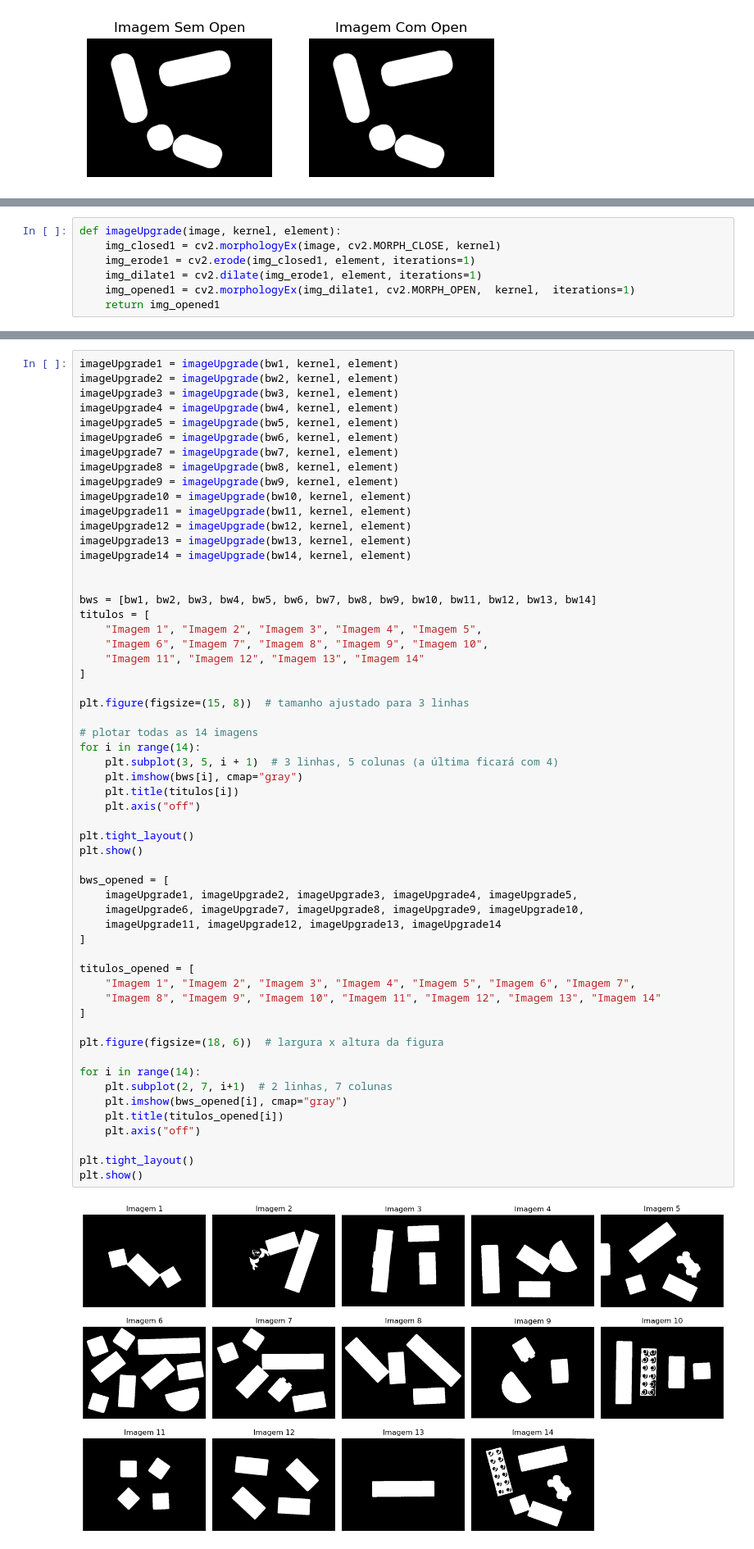
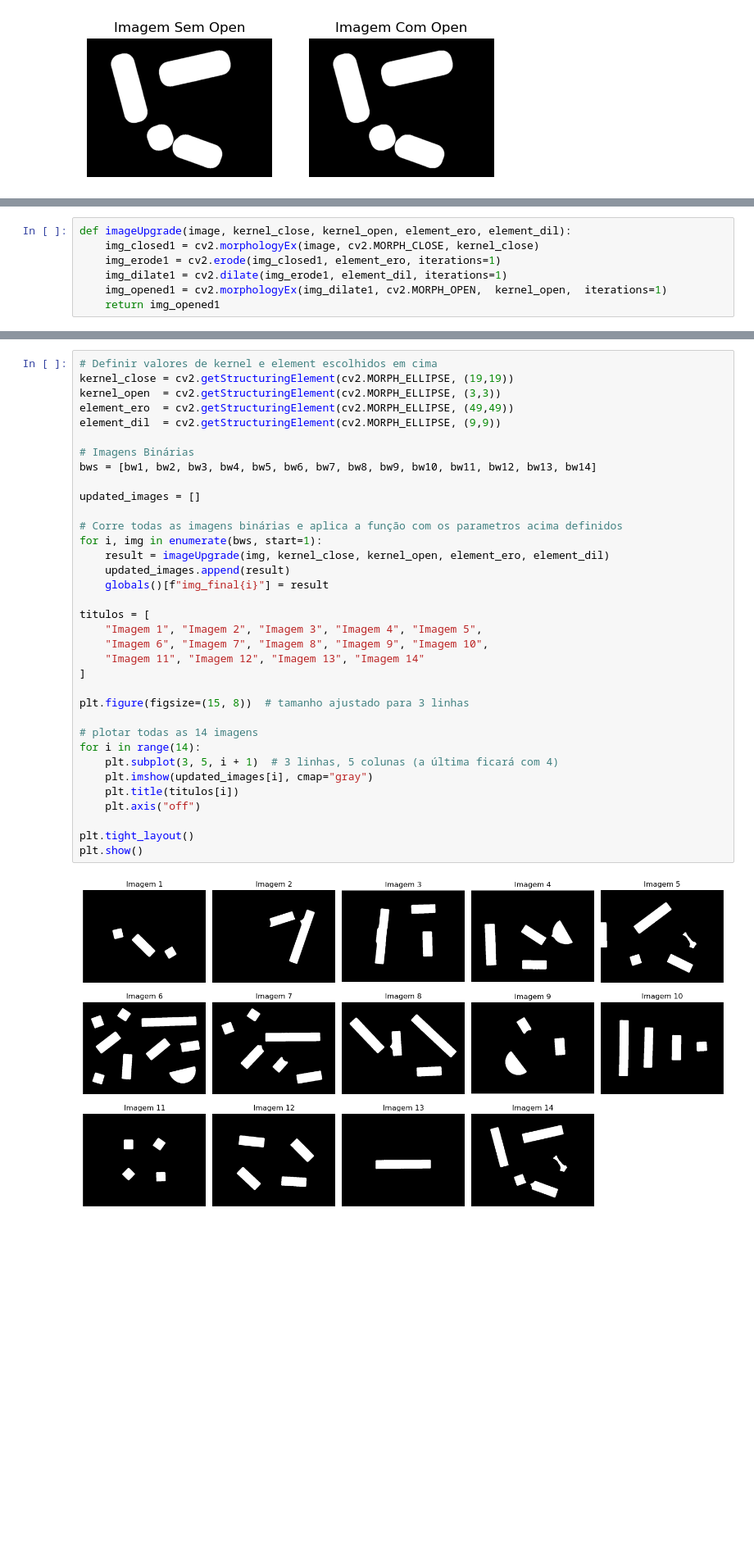
Before and after one commit to miguelac4/piv_tp1, a Jupyter notebook: src/trabalho_pratico1.ipynb, the cells around one changed output, grey strips where cells are left out. Shown at 82% size. Saved outputs shown, nothing was run; the diff lists cells and outputs as text; blank space fills up the shorter version.

```diff
--- a/src/trabalho_pratico1.ipynb
+++ b/src/trabalho_pratico1.ipynb
@@ -551,8 +551 @@ Criei uma função com os default achados nos testes acima para facilitar na vis
-# %%
-def imageUpgrade(image, kernel, element):
-    img_closed1 = cv2.morphologyEx(image, cv2.MORPH_CLOSE, kernel)
-    img_erode1 = cv2.erode(img_closed1, element, iterations=1)
-    img_dilate1 = cv2.dilate(img_erode1, element, iterations=1)
-    img_opened1 = cv2.morphologyEx(img_dilate1, cv2.MORPH_OPEN,  kernel,  iterations=1)
-    return img_opened1
 # %% [markdown]
@@ -712,0 +711,7 @@ Depois de alguns testes, estes foram os melhores valores obtidos:
+# %%
+def imageUpgrade(image, kernel_close, kernel_open, element_ero, element_dil):
+    img_closed1 = cv2.morphologyEx(image, cv2.MORPH_CLOSE, kernel_close)
+    img_erode1 = cv2.erode(img_closed1, element_ero, iterations=1)
+    img_dilate1 = cv2.dilate(img_erode1, element_dil, iterations=1)
+    img_opened1 = cv2.morphologyEx(img_dilate1, cv2.MORPH_OPEN,  kernel_open,  iterations=1)
+    return img_opened1
@@ -734,59 +743,37 @@ plt.show()
 # %%
-imageUpgrade1 = imageUpgrade(bw1, kernel, element)
-imageUpgrade2 = imageUpgrade(bw2, kernel, element)
-imageUpgrade3 = imageUpgrade(bw3, kernel, element)
-imageUpgrade4 = imageUpgrade(bw4, kernel, element)
-imageUpgrade5 = imageUpgrade(bw5, kernel, element)
-imageUpgrade6 = imageUpgrade(bw6, kernel, element)
-imageUpgrade7 = imageUpgrade(bw7, kernel, element)
-imageUpgrade8 = imageUpgrade(bw8, kernel, element)
-imageUpgrade9 = imageUpgrade(bw9, kernel, element)
-imageUpgrade10 = imageUpgrade(bw10, kernel, element)
-imageUpgrade11 = imageUpgrade(bw11, kernel, element)
-imageUpgrade12 = imageUpgrade(bw12, kernel, element)
-imageUpgrade13 = imageUpgrade(bw13, kernel, element)
-imageUpgrade14 = imageUpgrade(bw14, kernel, element)
+# Definir valores de kernel e element escolhidos em cima
+kernel_close = cv2.getStructuringElement(cv2.MORPH_ELLIPSE, (19,19))
+kernel_open  = cv2.getStructuringElement(cv2.MORPH_ELLIPSE, (3,3))
+element_ero  = cv2.getStructuringElement(cv2.MORPH_ELLIPSE, (49,49))
+element_dil  = cv2.getStructuringElement(cv2.MORPH_ELLIPSE, (9,9))
 
+# Imagens Binárias
+bws = [bw1, bw2, bw3, bw4, bw5, bw6, bw7, bw8, bw9, bw10, bw11, bw12, bw13, bw14]
 
-bws = [bw1, bw2, bw3, bw4, bw5, bw6, bw7, bw8, bw9, bw10, bw11, bw12, bw13, bw14]
+updated_images = []
+
+# Corre todas as imagens binárias e aplica a função com os parametros acima definidos
+for i, img in enumerate(bws, start=1):
+    result = imageUpgrade(img, kernel_close, kernel_open, element_ero, element_dil)
+    updated_images.append(result)
+    globals()[f"img_final{i}"] = result
+
 titulos = [
     "Imagem 1", "Imagem 2", "Imagem 3", "Imagem 4", "Imagem 5",
     "Imagem 6", "Imagem 7", "Imagem 8", "Imagem 9", "Imagem 10",
     "Imagem 11", "Imagem 12", "Imagem 13", "Imagem 14"
 ]
 
 plt.figure(figsize=(15, 8))  # tamanho ajustado para 3 linhas
 
 # plotar todas as 14 imagens
 for i in range(14):
     plt.subplot(3, 5, i + 1)  # 3 linhas, 5 colunas (a última ficará com 4)
-    plt.imshow(bws[i], cmap="gray")
+    plt.imshow(updated_images[i], cmap="gray")
     plt.title(titulos[i])
     plt.axis("off")
 
 plt.tight_layout()
 plt.show()
-
-bws_opened = [
-    imageUpgrade1, imageUpgrade2, imageUpgrade3, imageUpgrade4, imageUpgrade5,
-    imageUpgrade6, imageUpgrade7, imageUpgrade8, imageUpgrade9, imageUpgrade10,
-    imageUpgrade11, imageUpgrade12, imageUpgrade13, imageUpgrade14
-]
-
-titulos_opened = [
-    "Imagem 1", "Imagem 2", "Imagem 3", "Imagem 4", "Imagem 5", "Imagem 6", "Imagem 7",
-    "Imagem 8", "Imagem 9", "Imagem 10", "Imagem 11", "Imagem 12", "Imagem 13", "Imagem 14"
-]
-
-plt.figure(figsize=(18, 6))  # largura x altura da figura
-
-for i in range(14):
-    plt.subplot(2, 7, i+1)  # 2 linhas, 7 colunas
-    plt.imshow(bws_opened[i], cmap="gray")
-    plt.title(titulos_opened[i])
-    plt.axis("off")
-
-plt.tight_layout()
-plt.show()
 # %% [output]
-[figure, old version]
+[figure, new version]
```
Also changed, not shown: parts of 9 cells of this notebook.
